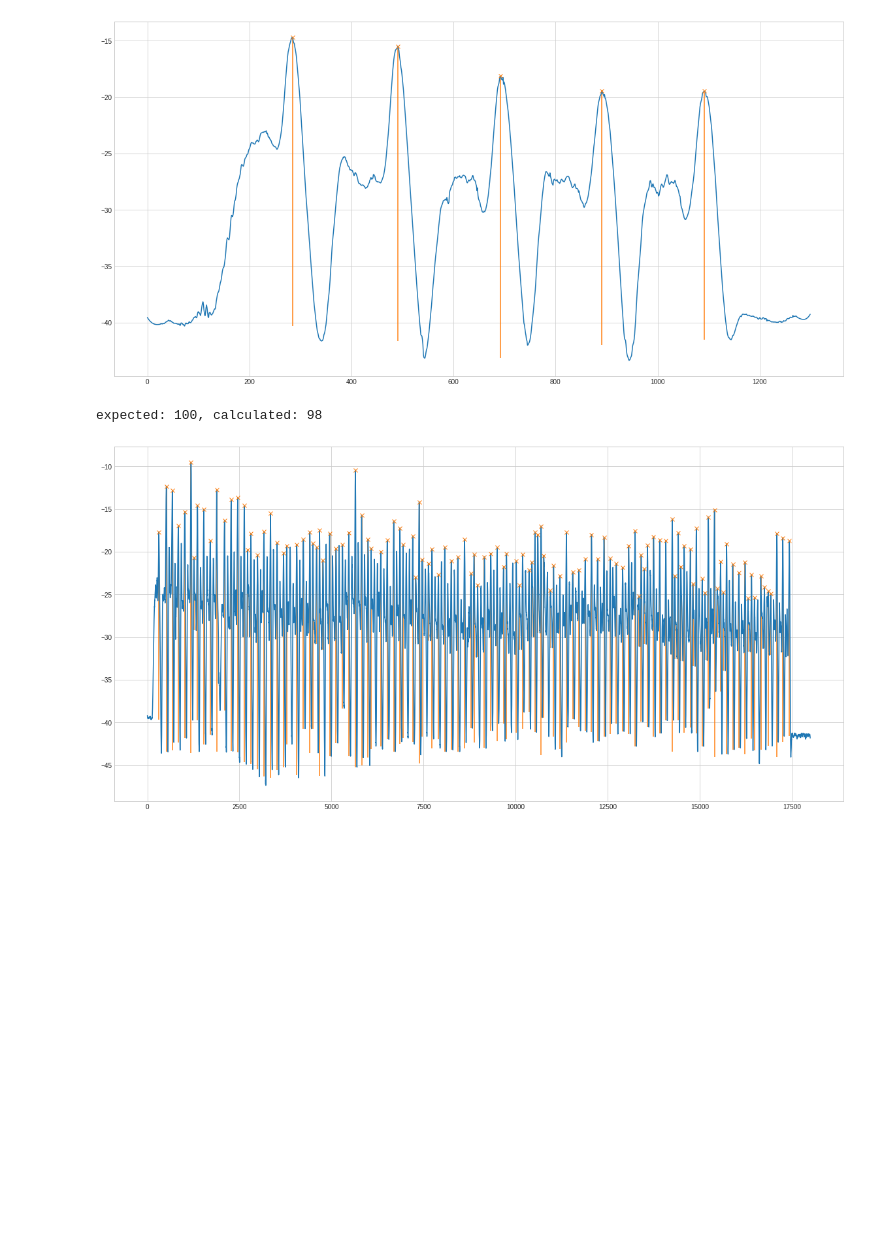
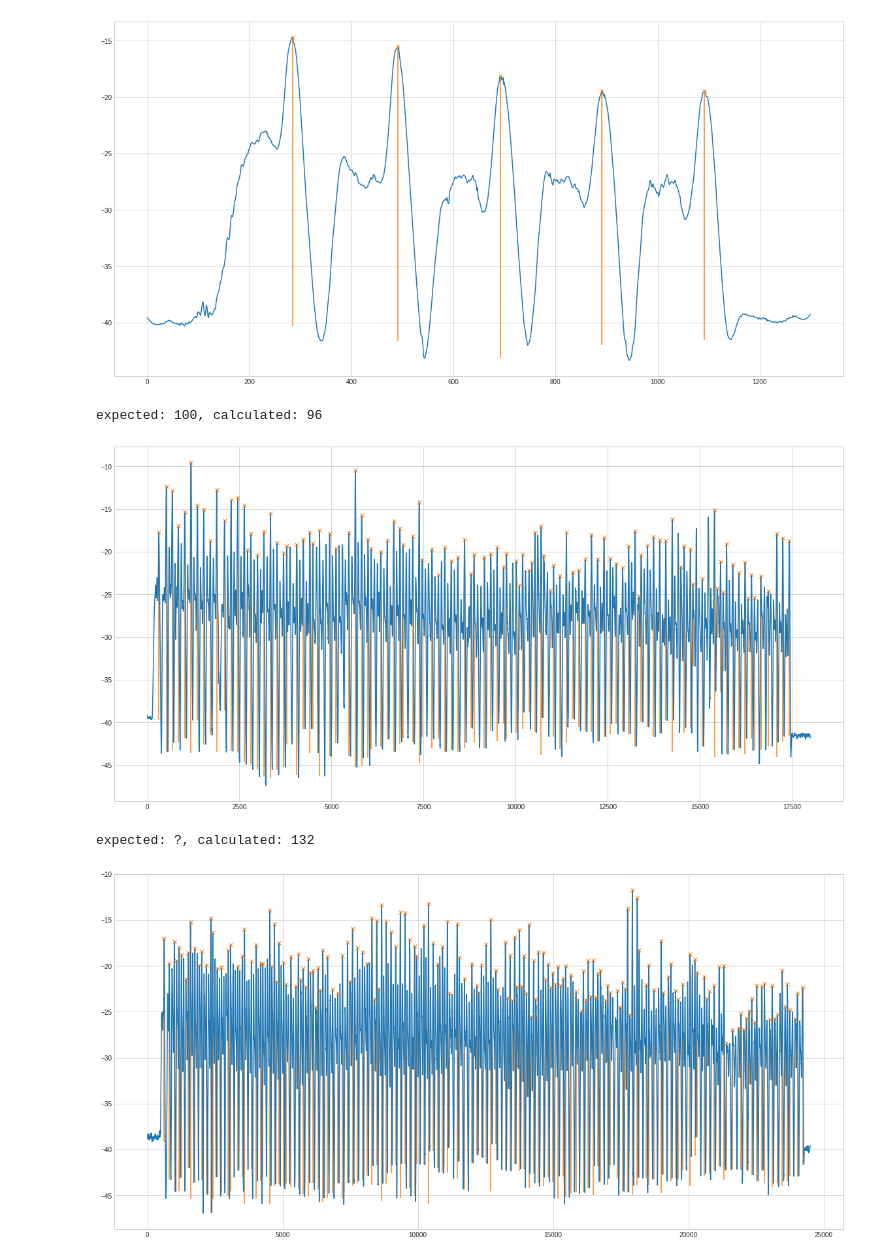
Before and after one commit to mfa/rowing-count, a Jupyter notebook: experiments.ipynb, the cells around one changed output. Drawn from its saved outputs; the diff is of its cells as text; code cells hidden in the pictures; blank space fills up the shorter version.

```diff
--- a/experiments.ipynb
+++ b/experiments.ipynb
@@ -20,13 +20,13 @@ def load(fn):
 def get_peaks(x):
     _ = np.negative(x)
     _ = scipy.signal.savgol_filter(_, 51, 3)
-    peaks, properties = scipy.signal.find_peaks(_, prominence=4, width=40)
-    return sum(map(lambda i: i>10, properties["prominences"]))
+    peaks, properties = scipy.signal.find_peaks(_, prominence=5, width=40)
+    return sum(map(lambda i: i>15, properties["prominences"]))
 # %%
 def plot(ax, x):
     _ = np.negative(x)
     _ = scipy.signal.savgol_filter(_, 51, 3)
-    peaks, properties = scipy.signal.find_peaks(_, prominence=4, width=30)
+    peaks, properties = scipy.signal.find_peaks(_, prominence=5, width=40)
     ax.plot(_)
     ax.plot(peaks, _[peaks], "x")
     ax.vlines(x=peaks, ymin=_[peaks] - properties["prominences"],
@@ -105,5 +105,21 @@ print("expected: 100, calculated:", get_peaks(x))
 
 plot(ax, x)
 # %% [output]
-expected: 100, calculated: 98
+expected: 100, calculated: 96
-[figure, old version]
+[figure, new version]
+# %%
+plt.figure(figsize=(20,10))
+ax = plt.axes()
+
+fn = "logs/2020-02-22T22:45:10.636909.csv"
+start = 6500
+end = 31000
+step = 1
+
+x = list(load(fn))[start:end:step]
+print("expected: ?, calculated:", get_peaks(x))
+
+plot(ax, x)
+# %% [output]
+expected: ?, calculated: 132
+[figure, added]
```
Also changed, not shown: parts of 2 cells of this notebook, 1 other file.
